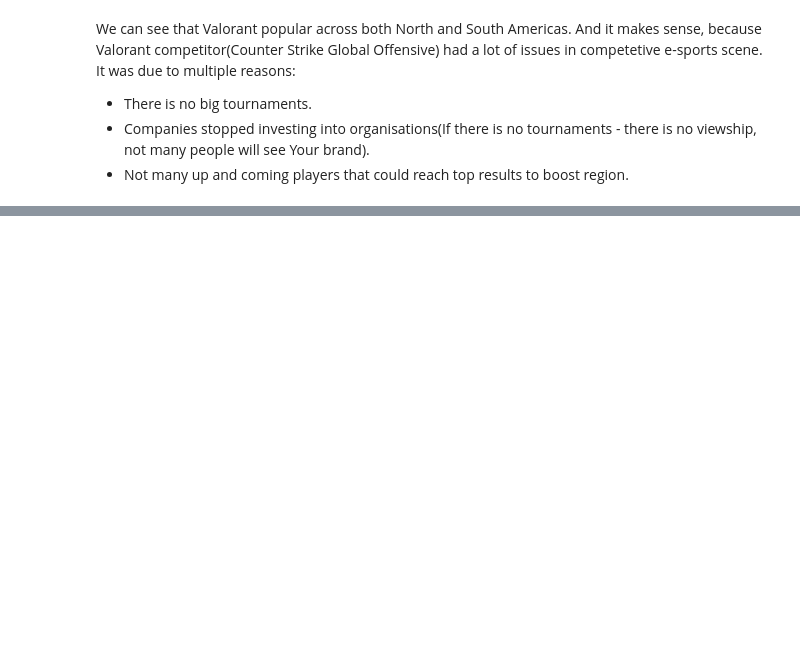
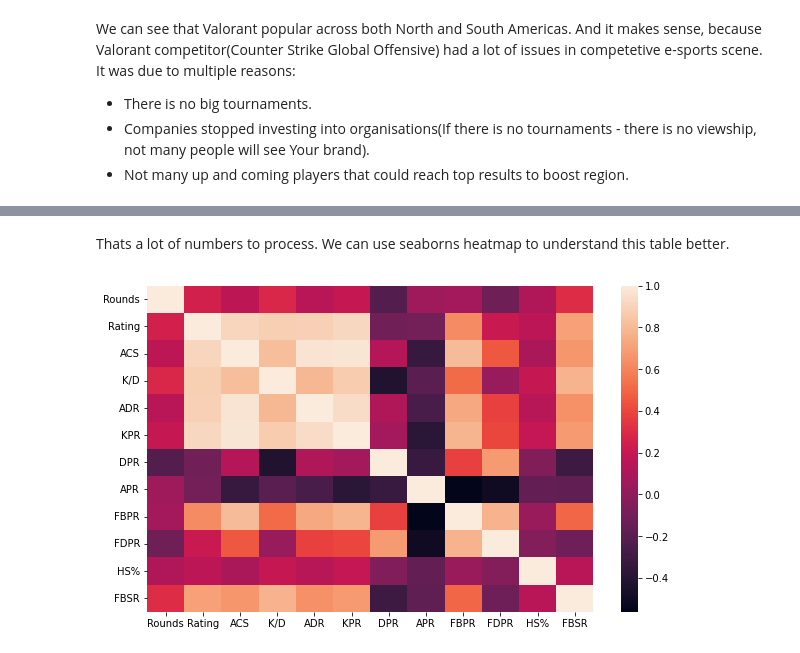
Before and after one commit to NickChirgin/valorant_data_analysis, a Jupyter notebook: analysis.ipynb, the cells around one changed output, grey strips where cells are left out. Drawn from its saved outputs; the diff is of its cells as text; code cells hidden in the pictures; blank space fills up the shorter version.

```diff
--- a/analysis.ipynb
+++ b/analysis.ipynb
@@ -70,0 +110,3 @@ We can see that Valorant popular across both North and South Americas. And it ma
+# %%
+corr = df.corr()
+print(corr)
@@ -70,0 +131,8 @@ We can see that Valorant popular across both North and South Americas. And it ma
+# %% [markdown]
+Thats a lot of numbers to process. We can use seaborns heatmap to understand this table better.
+# %%
+plt.figure(figsize=(10, 6))
+sns.heatmap(corr)
+plt.show()
+# %% [output]
+[figure, added]
```
Also changed, not shown: parts of 12 cells of this notebook.
